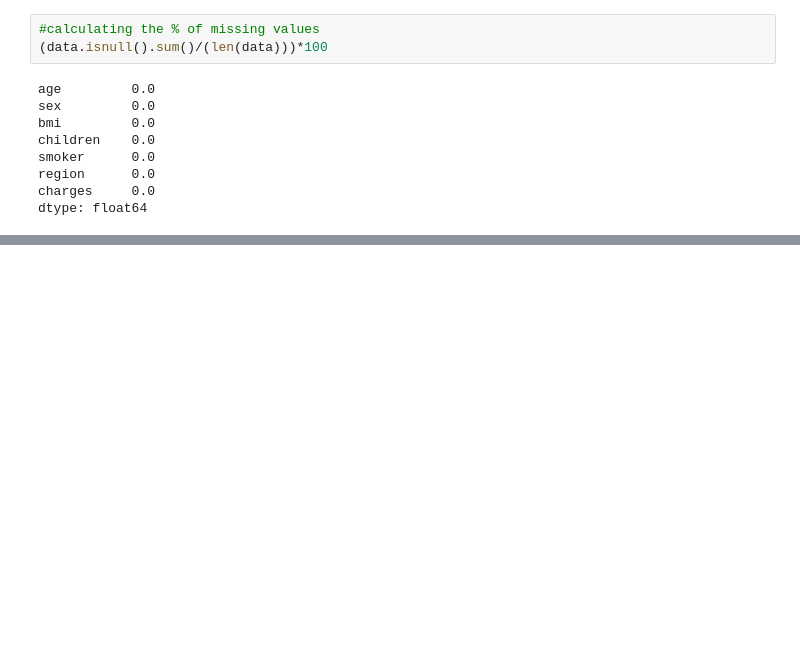
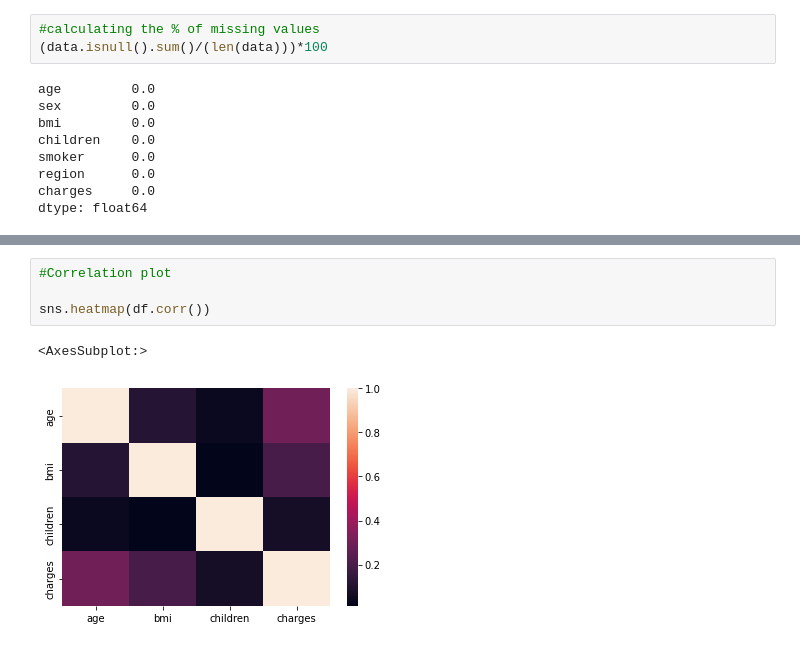
Before and after one commit to EdwinNdungu/EDA--for--insurance--with--jupyter-notebook, a Jupyter notebook: EDA .ipynb, the cells around one changed output, grey strips where cells are left out. Drawn from its saved outputs; the diff is of its cells as text; blank space fills up the shorter version.

```diff
--- a/EDA .ipynb
+++ b/EDA .ipynb
@@ -96,0 +146,7 @@ dtype: float64
+# %%
+#Correlation plot
+
+sns.heatmap(df.corr())
+# %% [output]
+<AxesSubplot:>
+[figure, added]
```
Also changed, not shown: parts of 12 cells of this notebook.
